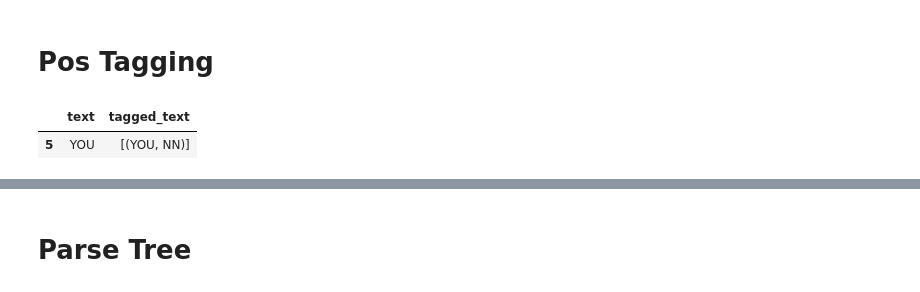
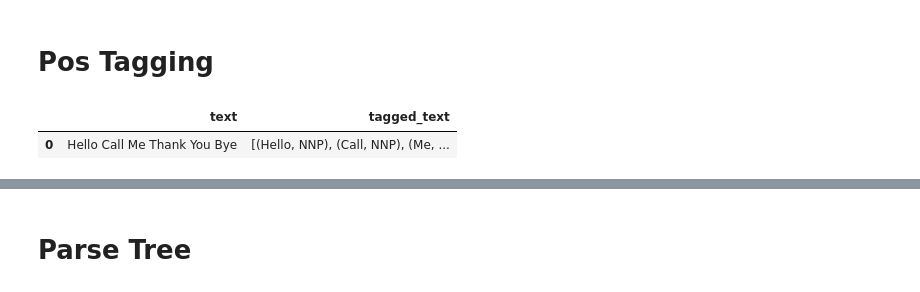
Before and after one commit to wyewlee/NLP-Ass-Gesture-Engine, a Jupyter notebook: Gesture Recognition.ipynb, the cells around one changed output, grey strips where cells are left out. Drawn from its saved outputs; the diff is of its cells as text; code cells hidden in the pictures.

```diff
--- a/Gesture Recognition.ipynb
+++ b/Gesture Recognition.ipynb
@@ -746,15 +735,15 @@ time: 625 ms (started: 2021-09-19 22:29:14 +08:00)
 # %%
 # Create DataFrame
 df1 = pd.DataFrame(columns = ['text', 'tagged_text'])
 
 for x in text1:
     tag_text = word_tokenize(x)
     pos_text = nltk.pos_tag(tag_text)
     #Insert into dataframe
-    df2_length = len(df1)
-    df2.loc[df2_length] = [x,pos_text]
+    df1_length = len(df1)
+    df1.loc[df1_length] = [x,pos_text]
 
 df1
 # %% [output]
 |  | text | tagged_text |
-| 5 | YOU | [(YOU, NN)] |
+| 0 | Hello Call Me Thank You Bye | [(Hello, NNP), (Call, NNP), (Me, ... |
```
Also changed, not shown: parts of 8 cells of this notebook.
